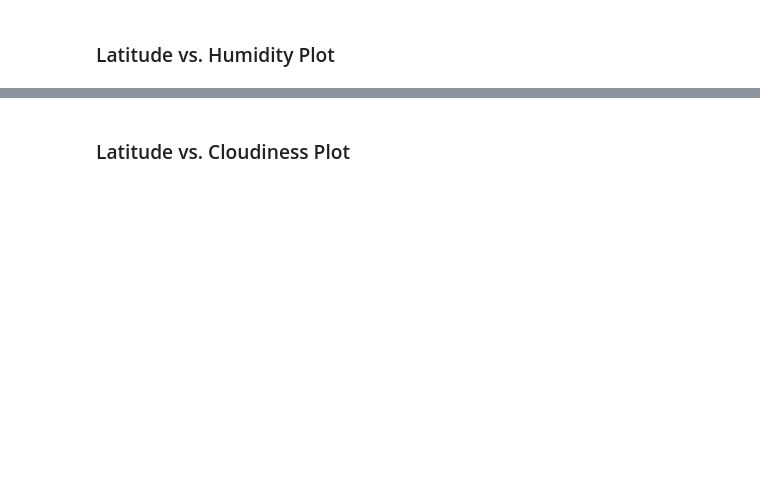
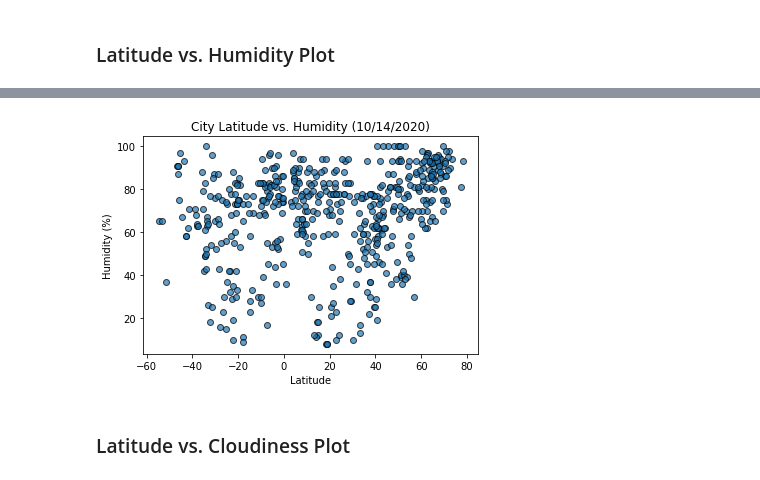
Before and after one commit to deepavadakan/python-api-challenge, a Jupyter notebook: WeatherPy/WeatherPy.ipynb, the cells around one changed output, grey strips where cells are left out. Saved outputs shown, nothing was run; the diff lists cells and outputs as text; code cells hidden in the pictures; blank space fills up the shorter version.

```diff
--- a/WeatherPy/WeatherPy.ipynb
+++ b/WeatherPy/WeatherPy.ipynb
@@ -101,2 +175,12 @@ Data Retrieval Complete
+# %%
+#plot the scatter plot
+plt.scatter(cities_df['Lat'], cities_df['Humidity'], edgecolors='black', alpha=.7)
+plt.title(f"City Latitude vs. Humidity ({today_date})")
+plt.xlabel("Latitude")
+plt.ylabel("Humidity (%)")
+plt.savefig("../Images/lat_humidity.png", bbox_inches="tight", pad_inches=.3)
+plt.show()
+# %% [output]
+[figure, added]
 # %% [markdown]
 ### Latitude vs. Cloudiness Plot
```
Also changed, not shown: parts of 30 cells of this notebook, 6 other files.
